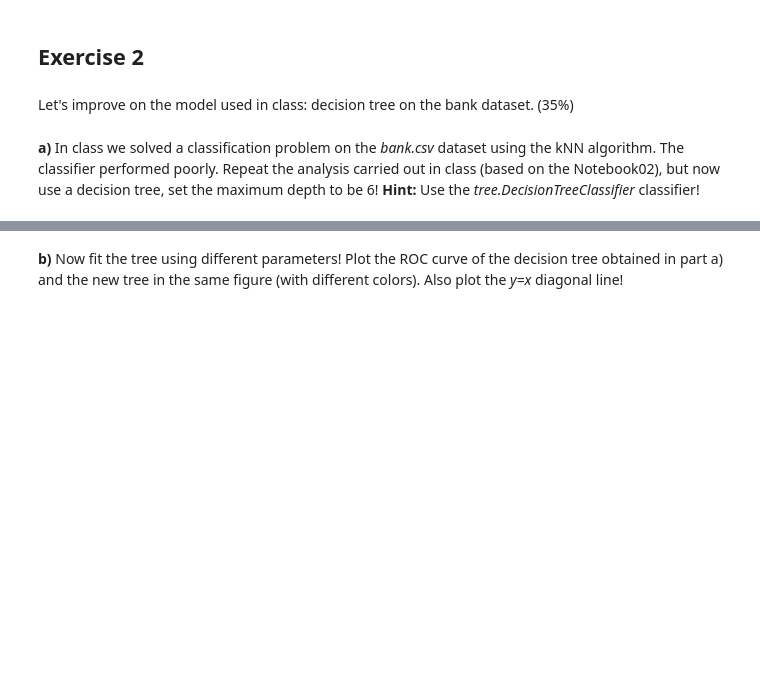
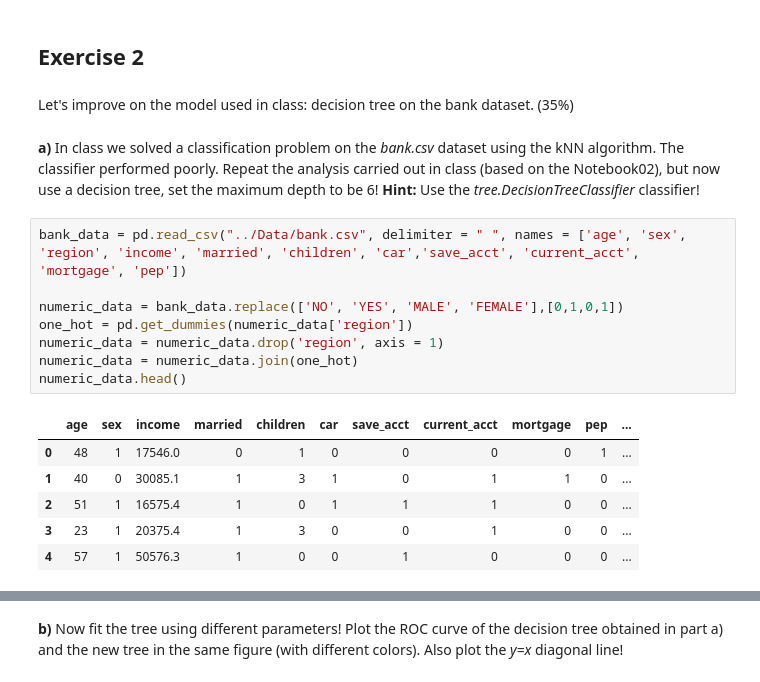
Before and after one commit to rjaa2020/data-science-sp23, a Jupyter notebook: HW02/HW02.ipynb, the cells around one changed output, grey strips where cells are left out. Drawn from its saved outputs; the diff is of its cells as text; blank space fills up the shorter version.

```diff
--- a/HW02/HW02.ipynb
+++ b/HW02/HW02.ipynb
@@ -128,3 +153,18 @@ for i in range(plots):
 Let's improve on the model used in class: decision tree on the bank dataset. (35%)
 # %% [markdown]
 **a)** In class we solved a classification problem on the *bank.csv* dataset using the kNN algorithm. The classifier performed poorly. Repeat the analysis carried out in class (based on the Notebook02), but now use a decision tree, set the maximum depth to be 6! **Hint:** Use the *tree.DecisionTreeClassifier* classifier!
+# %%
+bank_data = pd.read_csv("../Data/bank.csv", delimiter = " ", names = ['age', 'sex', 'region', 'income', 'married', 'children', 'car','save_acct', 'current_acct', 'mortgage', 'pep'])
+
+numeric_data = bank_data.replace(['NO', 'YES', 'MALE', 'FEMALE'],[0,1,0,1])
+one_hot = pd.get_dummies(numeric_data['region'])
+numeric_data = numeric_data.drop('region', axis = 1)
+numeric_data = numeric_data.join(one_hot)
+numeric_data.head()
+# %% [output]
+|  | age | sex | income | married | children | car | save_acct | current_acct | mortgage | pep | ... |
+| 0 | 48 | 1 | 17546.0 | 0 | 1 | 0 | 0 | 0 | 0 | 1 | ... |
+| 1 | 40 | 0 | 30085.1 | 1 | 3 | 1 | 0 | 1 | 1 | 0 | ... |
+| 2 | 51 | 1 | 16575.4 | 1 | 0 | 1 | 1 | 1 | 0 | 0 | ... |
+| 3 | 23 | 1 | 20375.4 | 1 | 3 | 0 | 0 | 1 | 0 | 0 | ... |
+| 4 | 57 | 1 | 50576.3 | 1 | 0 | 0 | 1 | 0 | 0 | 0 | ... |
```
Also changed, not shown: parts of 4 cells of this notebook.
